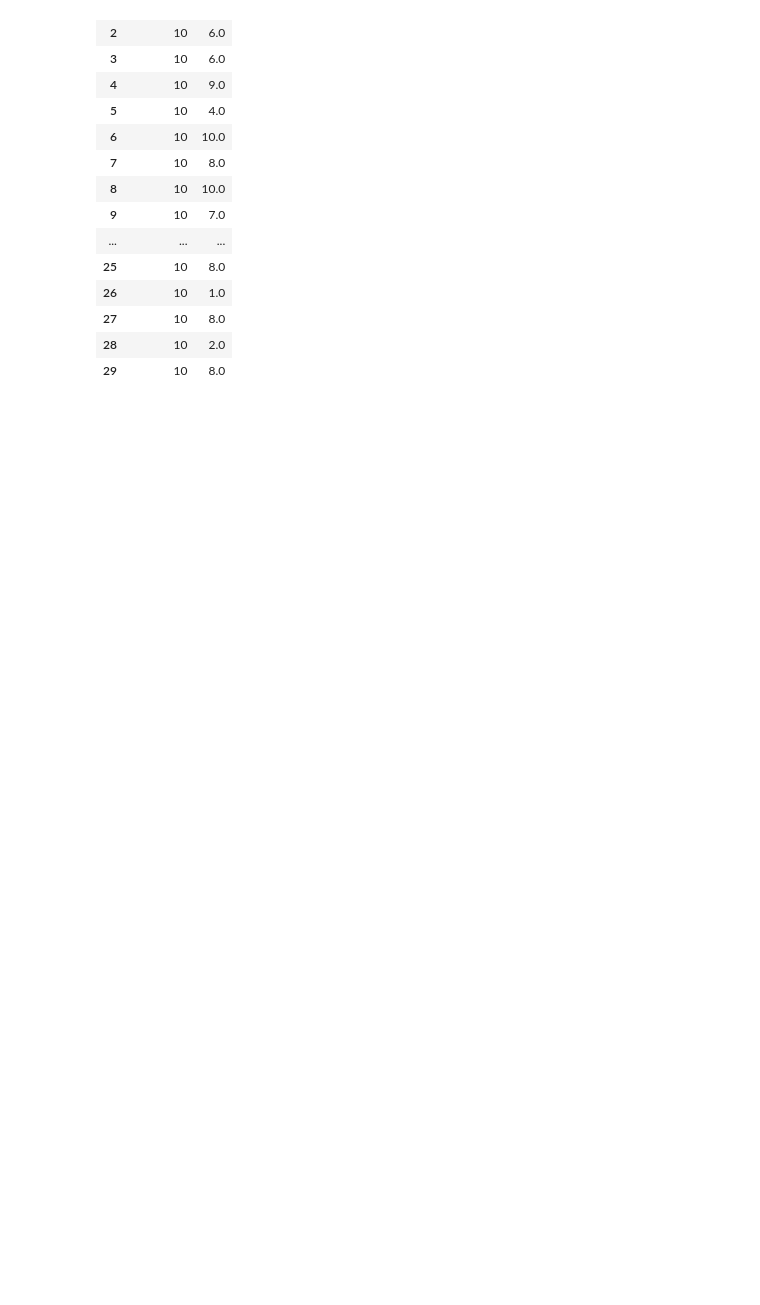
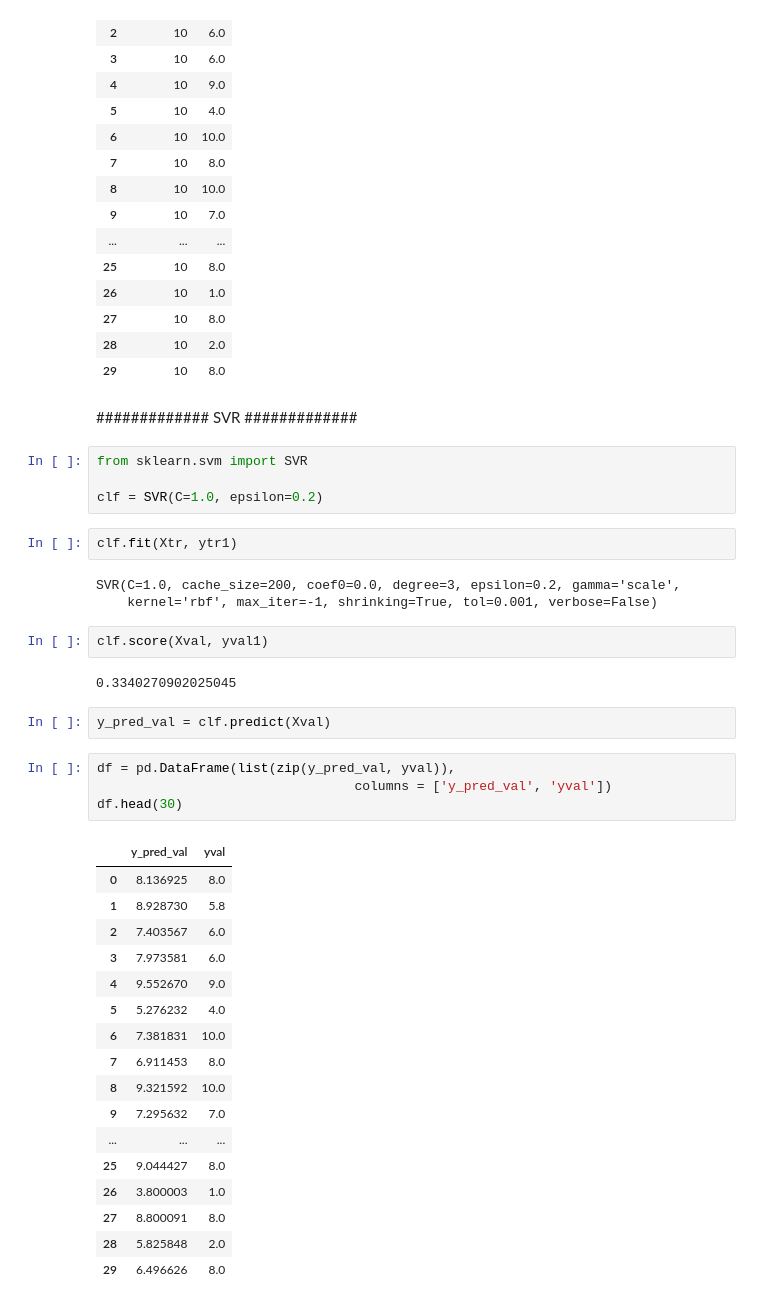
Before and after one commit to aalexeyvlasov/Word2Vec, a Jupyter notebook: Word2Vector_svm_1.ipynb, the cells around one changed output. Cells and saved outputs as stored; diff of their text form; blank space fills up the shorter version.

```diff
--- a/Word2Vector_svm_1.ipynb
+++ b/Word2Vector_svm_1.ipynb
@@ -226,3 +224,42 @@ df.head(30)
 | 27 | 10 | 8.0 |
 | 28 | 10 | 2.0 |
 | 29 | 10 | 8.0 |
+# %% [markdown]
+############# SVR #############
+# %%
+from sklearn.svm import SVR
+
+clf = SVR(C=1.0, epsilon=0.2)
+# %%
+clf.fit(Xtr, ytr1)
+# %% [output]
+SVR(C=1.0, cache_size=200, coef0=0.0, degree=3, epsilon=0.2, gamma='scale',
+    kernel='rbf', max_iter=-1, shrinking=True, tol=0.001, verbose=False)
+# %%
+clf.score(Xval, yval1)
+# %% [output]
+0.3340270902025045
+# %%
+y_pred_val = clf.predict(Xval)
+# %%
+df = pd.DataFrame(list(zip(y_pred_val, yval)),
+                                 columns = ['y_pred_val', 'yval'])
+df.head(30)
+# %% [output]
+|  | y_pred_val | yval |
+| 0 | 8.136925 | 8.0 |
+| 1 | 8.928730 | 5.8 |
+| 2 | 7.403567 | 6.0 |
+| 3 | 7.973581 | 6.0 |
+| 4 | 9.552670 | 9.0 |
+| 5 | 5.276232 | 4.0 |
+| 6 | 7.381831 | 10.0 |
+| 7 | 6.911453 | 8.0 |
+| 8 | 9.321592 | 10.0 |
+| 9 | 7.295632 | 7.0 |
+| ... | ... | ... |
+| 25 | 9.044427 | 8.0 |
+| 26 | 3.800003 | 1.0 |
+| 27 | 8.800091 | 8.0 |
+| 28 | 5.825848 | 2.0 |
+| 29 | 6.496626 | 8.0 |
```
Also changed, not shown: parts of 2 cells of this notebook, 1 other file.
